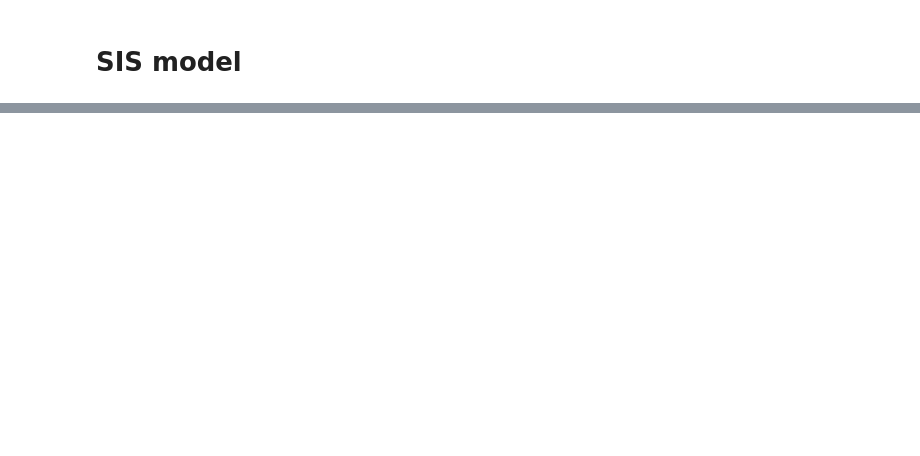
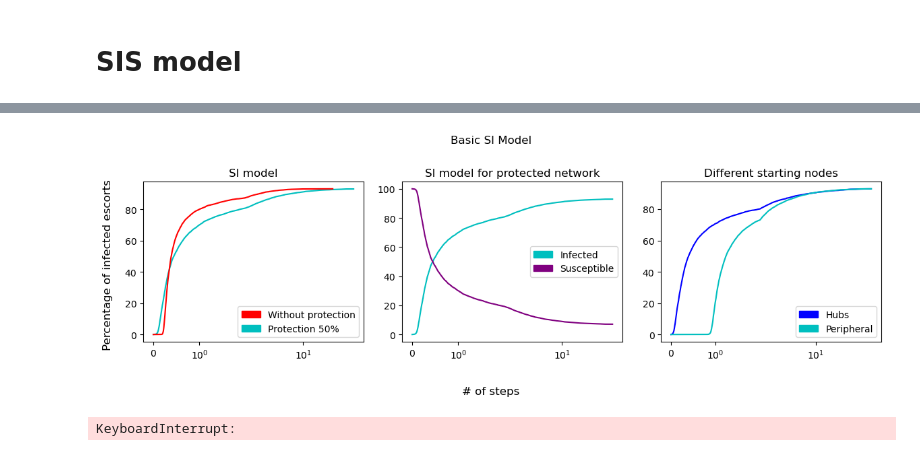
Before and after one commit to rsapeta/Network-Analysis, a Jupyter notebook: Escort/analysis_of_spread.ipynb, the cells around one changed output, grey strips where cells are left out. Saved outputs shown, nothing was run; the diff lists cells and outputs as text; code cells hidden in the pictures; blank space fills up the shorter version.

```diff
--- a/Escort/analysis_of_spread.ipynb
+++ b/Escort/analysis_of_spread.ipynb
@@ -978,0 +363,71 @@ for run in range(10):
+# %%
+#Basic SI
+basic_curve = {}
+labels = ['condoms', 'raw']
+graphs = [pG_condoms, pG_raw]
+for i,l in enumerate(labels):
+    i_nodes_condoms = set(random.sample(list(set(graphs[i].nodes)), 3))
+    t, S, I = EoN.fast_SIS(graphs[i], tau=0.99, gamma =0, initial_infecteds=i_nodes_condoms, tmax=50, transmission_weight = 'weight')
+    basic_curve[l] = [t, (S/len(pG_raw.nodes))*100, (I/len(pG_raw.nodes))*100]
+# %%
+hp_basic_curve = {}
+labels = ['hubs', 'peri']
+i_nodes_hubs = set(random.sample(list(d_c_sorted.keys()), 3))
+i_nodes_peri = set(random.sample(list(peri.keys()), 3))
+
+t, S, I = EoN.fast_SIS(pG_condoms, tau=0.99, gamma =0, initial_infecteds=i_nodes_hubs, tmax=50, transmission_weight = 'weight')
+hp_basic_curve['hubs'] = [t, (S/len(pG_raw.nodes))*100, (I/len(pG_raw.nodes))*100]
+
+t, S, I = EoN.fast_SIS(pG_condoms, tau=0.99, gamma =0, initial_infecteds=i_nodes_peri, tmax=50, transmission_weight = 'weight')
+hp_basic_curve['peri'] = [t, (S/len(pG_raw.nodes))*100, (I/len(pG_raw.nodes))*100]
+# %%
+#Plotting simple SI model
+fig, ax = plt.subplots(1, 3, figsize =(12,4))
+
+ax[0].plot(basic_curve["condoms"][0], basic_curve["condoms"][2] ,color = 'c', label = 'Condoms')
+ax[0].plot(basic_curve["raw"][0], basic_curve["raw"][2] , color = 'r', label = 'Raw')
+ax[0].set_xscale('symlog')
+green_patch = mpatches.Patch(color='c', label='Protection 50%')
+blue_patch = mpatches.Patch(color='r', label='Without protection')
+ax[0].legend(handles=[blue_patch, green_patch], loc='lower right')
+ax[0].set_title('SI model')
+
+ax[1].plot(basic_curve["condoms"][0], basic_curve["condoms"][2] , color = 'c', label = 'Infected')
+ax[1].plot(basic_curve["condoms"][0], basic_curve["condoms"][1] , color = 'purple', label = 'Susceptible')
+ax[1].set_xscale('symlog')
+green_patch = mpatches.Patch(color='c', label='Infected')
+purple_patch = mpatches.Patch(color='purple', label='Susceptible')
+ax[1].legend(handles=[green_patch, purple_patch], loc='center right')
+ax[1].set_title('SI model for protected network')
+
+ax[2].plot(hp_basic_curve["hubs"][0], hp_basic_curve["hubs"][2], color = 'b', label = 'Hubs')
+ax[2].plot(hp_basic_curve["peri"][0], hp_basic_curve["peri"][2], color = 'c', label = 'Peri')
+ax[2].set_xscale('symlog')
+green_patch = mpatches.Patch(color='b', label='Hubs')
+blue_patch = mpatches.Patch(color='c', label='Peripheral')
+ax[2].legend(handles=[green_patch, blue_patch], loc='lower right')
+ax[2].set_title('Different starting nodes')
+
+
+fig.supxlabel('# of steps')
+fig.supylabel('Percentage of infected escorts')
+fig.suptitle('Basic SI Model')
+
+fig.tight_layout(pad =1.5)
+
+plt.show()
+# %% [output]
+[figure, added]
+# %%
+# SIS model basic
+
+basic_curve = {}
+labels = ['condoms', 'raw']
+graphs = [pG_condoms, pG_raw]
+for run in range(10):
+    for i,l in enumerate(labels):
+        i_nodes_condoms = set(random.sample(list(set(graphs[i].nodes)), 3))
+        t, S, I = EoN.fast_SIS(graphs[i], tau=0.99, gamma =0.3, initial_infecteds=i_nodes_condoms, tmax=50, transmission_weight = 'weight')
+        basic_curve[l] = [t/10, (S/len(pG_raw.nodes))*10, (I/len(pG_raw.nodes))*10]
+# %% [output]
+KeyboardInterrupt:
```
Also changed, not shown: parts of 40 cells of this notebook.
